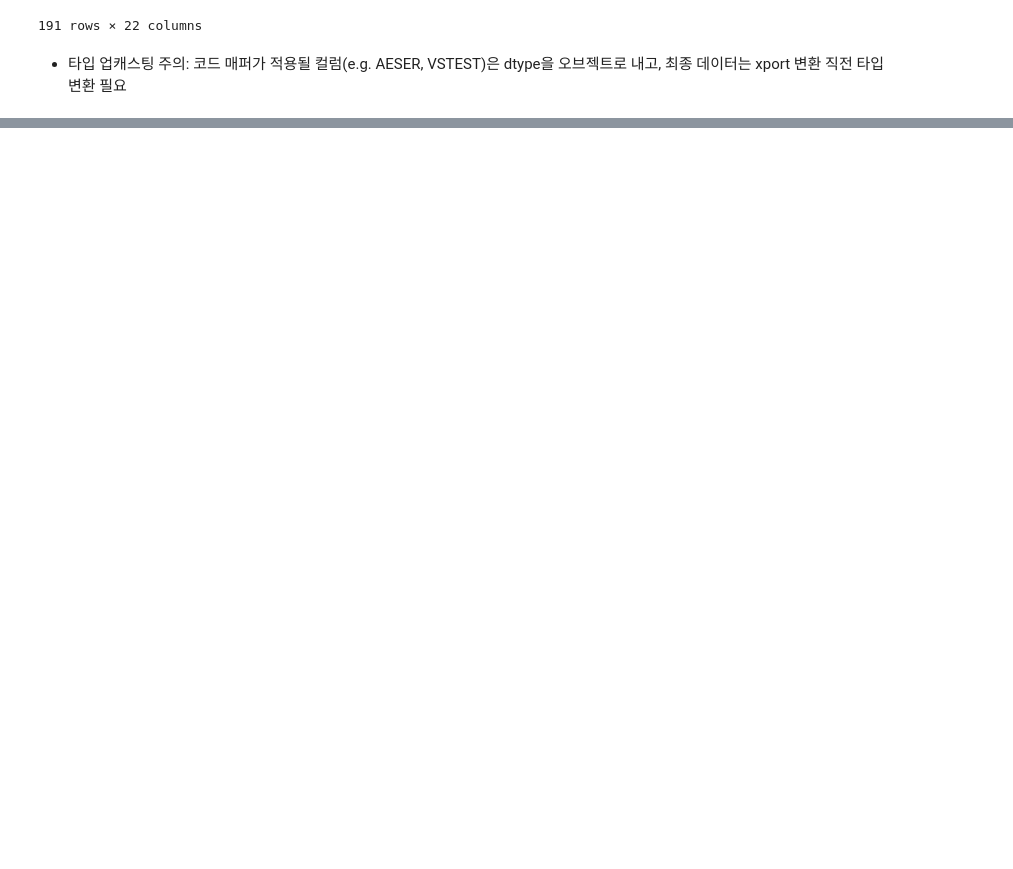
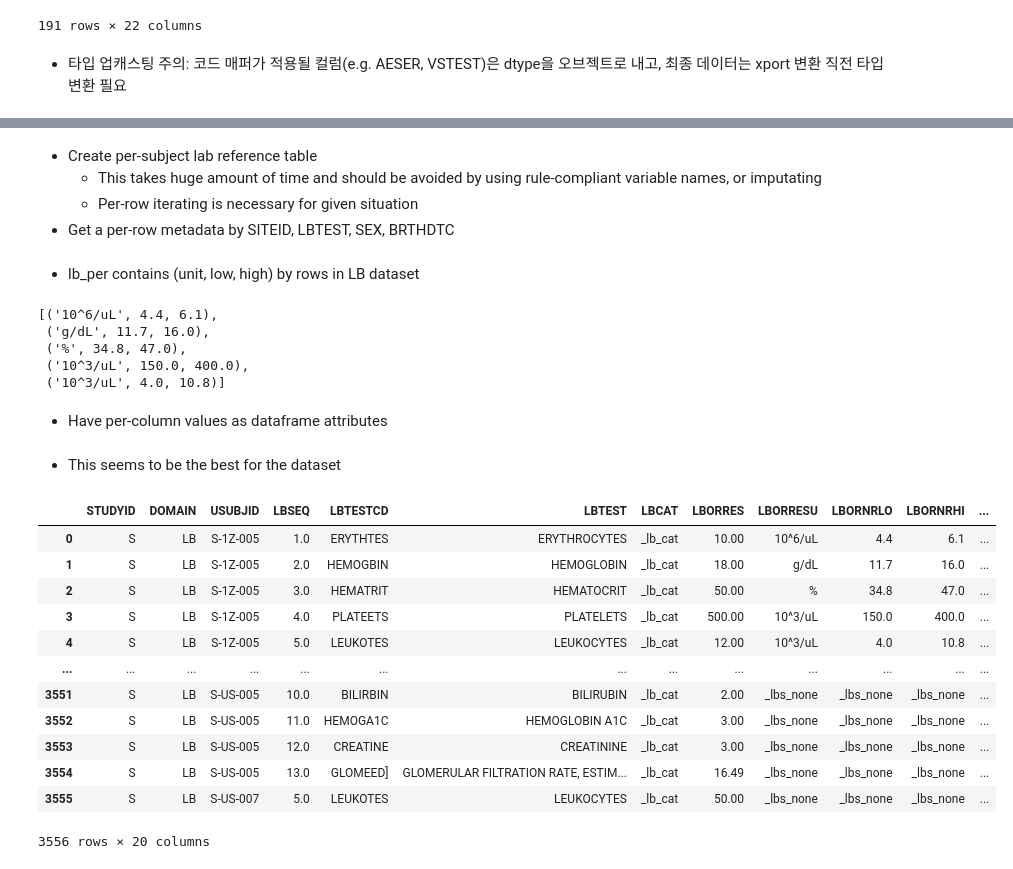
Before and after one commit to beeseosil/pub, a Jupyter notebook: ct/dmb.ipynb, the cells around one changed output, grey strips where cells are left out. Cells and saved outputs as stored; diff of their text form; code cells hidden in the pictures; blank space fills up the shorter version.

Commit message:
ct: SDTM: LB

```diff
--- a/ct/dmb.ipynb
+++ b/ct/dmb.ipynb
@@ -255,0 +263,8 @@ ae_sdtm
+# %%
+lbs=pd.read_excel("C:\code\CUBEDEMO2017\CUBEDEMO_2017_dc_or_lar.xlsx").drop(["AGE_MAX","AGE_MIN"],axis=1)
+dm=data["DM"]
+lb=data["LB"].merge(dm[["SUBJID","BRTHDTC","SEX"]],on="SUBJID")
+lb=lb.assign(
+    SITEID=lb.SUBJID.apply(lambda q:q[2:4]),
+    STUDYID=lb.SUBJID.apply(lambda q:q[0]),
+    SEX=lb.SEX.apply(lambda q:spec.map[("DM","SEX")]["CODE"][str(int(q))][0]))
@@ -256,2 +303,72 @@ ae_sdtm
+# %% [markdown]
+- Create per-subject lab reference table
+    - This takes huge amount of time and should be avoided by using rule-compliant variable names, or  imputating
+    - Per-row iterating is necessary for given situation
+- Get a per-row metadata by SITEID, LBTEST, SEX, BRTHDTC
+# %%
+lb_per=[]
+for lbr in lb.itertuples():
+    _lbs=lbs[(lbs.SITEID==lbr.SITEID) & (lbs.Analyte==lbr.LBTEST) & (lbs.Gender==lbr.SEX)]
+    if lbr.BRTHDTC:
+        if _lbs.shape[0]>1:
+            _x=[_lbs.DATE_MIN<=lbr.BRTHDTC,_lbs.DATE_MAX>=lbr.BRTHDTC]
+            _x=list(sum(map(pd.Series.to_numpy,_x)))
+            _ix=np.argmax(_x)
+        else:
+            _ix=0
+    else:
+        _ix=0
+    if _lbs.empty:
+        lb_per.append(("_lbs_none","_lbs_none","_lbs_none"))
+    else:
+        lb_per.append((_lbs.iloc[_ix].Units,_lbs.iloc[_ix].MIN,_lbs.iloc[_ix].MAX))
+# %% [markdown]
+- lb_per contains (unit, low, high) by rows in LB dataset
+# %%
+lb_per[:5]
+# %% [output]
+[('10^6/uL', 4.4, 6.1),
+ ('g/dL', 11.7, 16.0),
+ ('%', 34.8, 47.0),
+ ('10^3/uL', 150.0, 400.0),
+ ('10^3/uL', 4.0, 10.8)]
+# %% [markdown]
+- Have per-column values as dataframe attributes
+# %%
+lb_sdtm=pd.DataFrame(columns=sdtm.loc["LB"].query("Core!='Perm'")["Variable Name"].values)
+lb_sdtm.STUDYID=lb.STUDYID
+lb_sdtm.DOMAIN="LB"
+lb_sdtm.USUBJID=lb.SUBJID
+lb_sdtm.LBSEQ=lb.SEQ
+lb_sdtm.LBTESTCD=lb.LBTEST.apply(lambda q:(q[:5]+q[-3:]).upper() if isinstance(q,str) else "_na")
+lb_sdtm.LBTEST=lb.LBTEST.apply(lambda q:q.upper() if isinstance(q,str) else "_na")
+lb_sdtm.LBCAT="_lb_cat"
+lb_sdtm.LBORRES=lb.LBORRES
+lb_sdtm.LBORRESU=[q[0] for q in lb_per]
+lb_sdtm.LBORNRLO=[q[1] for q in lb_per]
+lb_sdtm.LBORNRHI=[q[2] for q in lb_per]
+lb_sdtm.LBSTRESC="_lb_finding"
+lb_sdtm.LBSTRESN=lb.LBORRES
+lb_sdtm.LBSTRESU=lb_sdtm.LBORRESU
+lb_sdtm.LBNRIND=lb.LBNOR.apply(lambda q:spec.map[("LB","LBNOR")]["CODE"][str(int(q))].upper() if pd.notna(q) else q)
+lb_sdtm.LBDTC="_date"
+# %% [markdown]
+- This seems to be the best for the dataset
+# %%
+lb_sdtm
+# %% [output]
+|  | STUDYID | DOMAIN | USUBJID | LBSEQ | LBTESTCD | LBTEST | LBCAT | LBORRES | LBORRESU | LBORNRLO | LBORNRHI | ... |
+| 0 | S | LB | S-1Z-005 | 1.0 | ERYTHTES | ERYTHROCYTES | _lb_cat | 10.00 | 10^6/uL | 4.4 | 6.1 | ... |
+| 1 | S | LB | S-1Z-005 | 2.0 | HEMOGBIN | HEMOGLOBIN | _lb_cat | 18.00 | g/dL | 11.7 | 16.0 | ... |
+| 2 | S | LB | S-1Z-005 | 3.0 | HEMATRIT | HEMATOCRIT | _lb_cat | 50.00 | % | 34.8 | 47.0 | ... |
+| 3 | S | LB | S-1Z-005 | 4.0 | PLATEETS | PLATELETS | _lb_cat | 500.00 | 10^3/uL | 150.0 | 400.0 | ... |
+| 4 | S | LB | S-1Z-005 | 5.0 | LEUKOTES | LEUKOCYTES | _lb_cat | 12.00 | 10^3/uL | 4.0 | 10.8 | ... |
+| ... | ... | ... | ... | ... | ... | ... | ... | ... | ... | ... | ... | ... |
+| 3551 | S | LB | S-US-005 | 10.0 | BILIRBIN | BILIRUBIN | _lb_cat | 2.00 | _lbs_none | _lbs_none | _lbs_none | ... |
+| 3552 | S | LB | S-US-005 | 11.0 | HEMOGA1C | HEMOGLOBIN A1C | _lb_cat | 3.00 | _lbs_none | _lbs_none | _lbs_none | ... |
+| 3553 | S | LB | S-US-005 | 12.0 | CREATINE | CREATININE | _lb_cat | 3.00 | _lbs_none | _lbs_none | _lbs_none | ... |
+| 3554 | S | LB | S-US-005 | 13.0 | GLOMEED] | GLOMERULAR FILTRATION RATE, ESTIM... | _lb_cat | 16.49 | _lbs_none | _lbs_none | _lbs_none | ... |
+| 3555 | S | LB | S-US-007 | 5.0 | LEUKOTES | LEUKOCYTES | _lb_cat | 50.00 | _lbs_none | _lbs_none | _lbs_none | ... |
+3556 rows × 20 columns
 # %% [markdown]
 #### 후기
```
Also changed, not shown: parts of 9 cells of this notebook.
